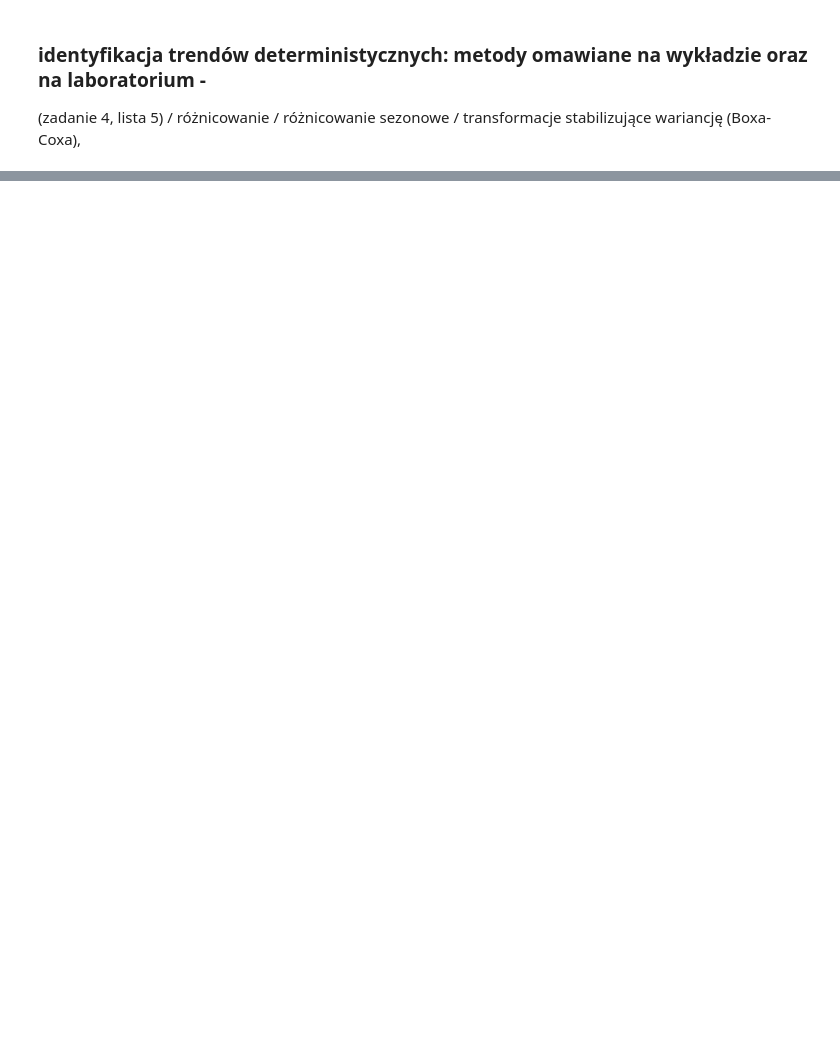
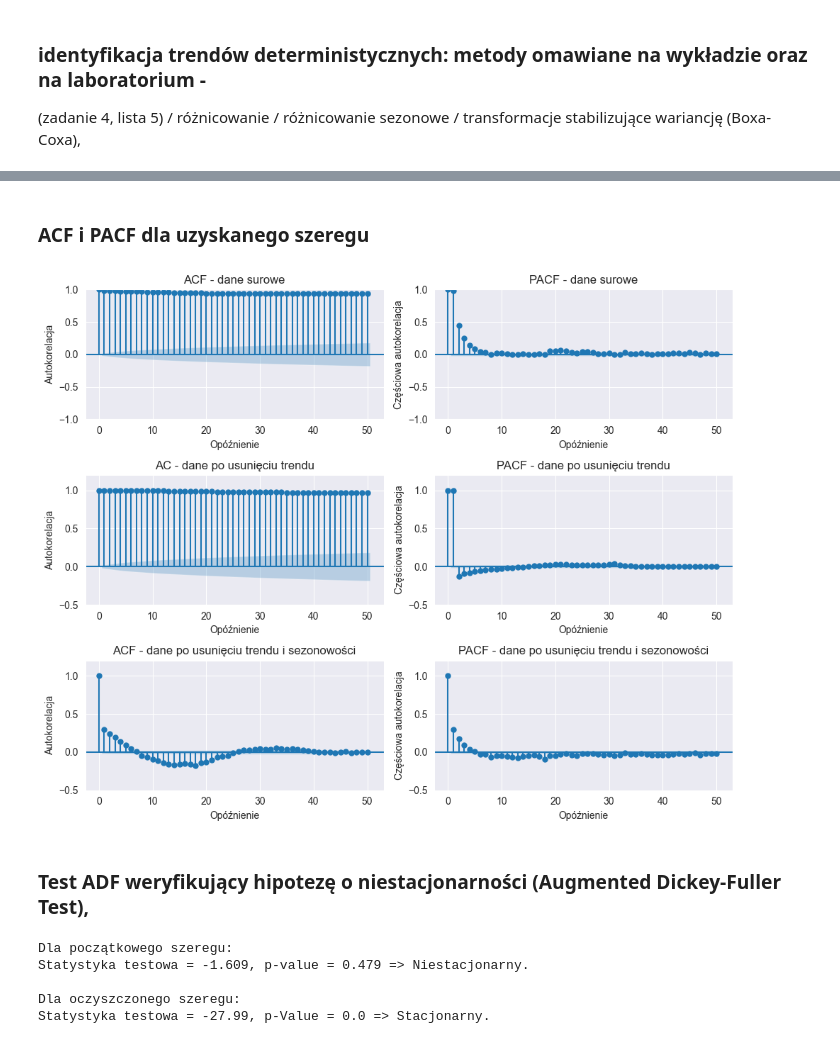
Before and after one commit to AmeliaBieda/Egg_Sales, a Jupyter notebook: raport.ipynb, the cells around one changed output, grey strips where cells are left out. Cells and saved outputs as stored; diff of their text form; code cells hidden in the pictures; blank space fills up the shorter version.

Commit message:
Sezonowosc i test ADF

```diff
--- a/raport.ipynb
+++ b/raport.ipynb
@@ -171,0 +217,49 @@ plt.show()
+# %% [markdown]
+### ACF i PACF dla uzyskanego szeregu
+# %%
+fig, axes = plt.subplots(3, 2, figsize=(10, 8))
+
+plot_acf(arma_trajectory_with_components, lags=50, ax=axes[0, 0])
+axes[0, 0].set_xlabel('Opóźnienie')
+axes[0, 0].set_ylabel('Autokorelacja')
+axes[0, 0].set_title('ACF - dane surowe')
+#axes[0, 0].set_ylim(-0.8, 1.2)
+
+plot_pacf(arma_trajectory_with_components, lags=50, ax=axes[0, 1])
+axes[0, 1].set_xlabel('Opóźnienie')
+axes[0, 1].set_ylabel('Częściowa autokorelacja')
+axes[0, 1].set_title('PACF - dane surowe')
+#axes[0, 1].set_ylim(-0.8, 1.2)
+
+plot_acf(trend, lags=50, ax=axes[1, 0])
+axes[1, 0].set_xlabel('Opóźnienie')
+axes[1, 0].set_ylabel('Autokorelacja')
+axes[1, 0].set_title('AC - dane po usunięciu trendu')
+axes[1, 0].set_ylim(-0.5, 1.2)
+
+plot_pacf(trend, lags=50, ax=axes[1, 1])
+axes[1, 1].set_xlabel('Opóźnienie')
+axes[1, 1].set_ylabel('Częściowa autokorelacja')
+axes[1, 1].set_title('PACF - dane po usunięciu trendu')
+axes[1, 1].set_ylim(-0.5, 1.2)
+
+plot_acf(residual, lags=50, ax=axes[2, 0])
+#axes[2, 0].plot(acf_teor_, '-', label='Teoretyczna ACF')
+axes[2, 0].set_xlabel('Opóźnienie')
+axes[2, 0].set_ylabel('Autokorelacja')
+axes[2, 0].set_title('ACF - dane po usunięciu trendu i sezonowości')
+axes[2, 0].set_ylim(-0.5, 1.2)
+
+plot_pacf(residual, lags=50, ax=axes[2, 1])
+#axes[2, 1].plot(pacf_teor_, '-', label='Teoretyczna PACF')
+axes[2, 1].set_xlabel('Opóźnienie')
+axes[2, 1].set_ylabel('Częściowa autokorelacja')
+axes[2, 1].set_title('PACF - dane po usunięciu trendu i sezonowości')
+axes[2, 1].set_ylim(-0.5, 1.2)
+
+plt.tight_layout()
+plt.show()
+# %% [output]
+[figure, added]
+# %% [markdown]
+### Test ADF weryfikujący hipotezę o niestacjonarności (Augmented Dickey-Fuller Test),
@@ -171,0 +276,11 @@ plt.show()
+# %%
+print("Dla początkowego szeregu:")
+adfuller_test(data['Egg Sales'])
+print("\nDla oczyszczonego szeregu:")
+adfuller_test(residual)
+# %% [output]
+Dla początkowego szeregu:
+Statystyka testowa = -1.609, p-value = 0.479 => Niestacjonarny.
+
+Dla oczyszczonego szeregu:
+Statystyka testowa = -27.99, p-Value = 0.0 => Stacjonarny.
```
Also changed, not shown: parts of 5 cells of this notebook, 1 other file.
